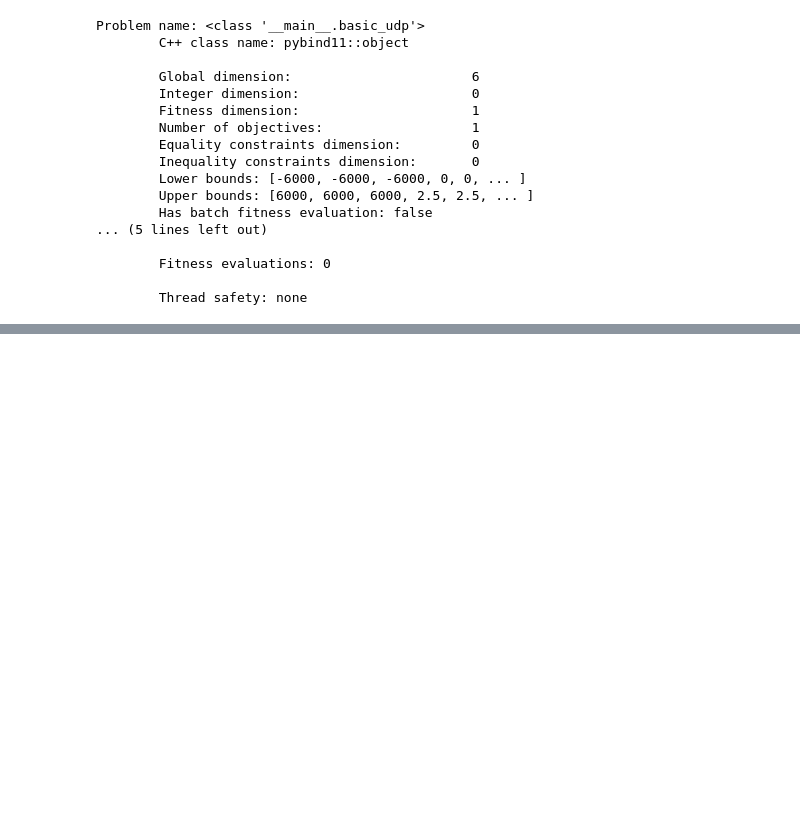
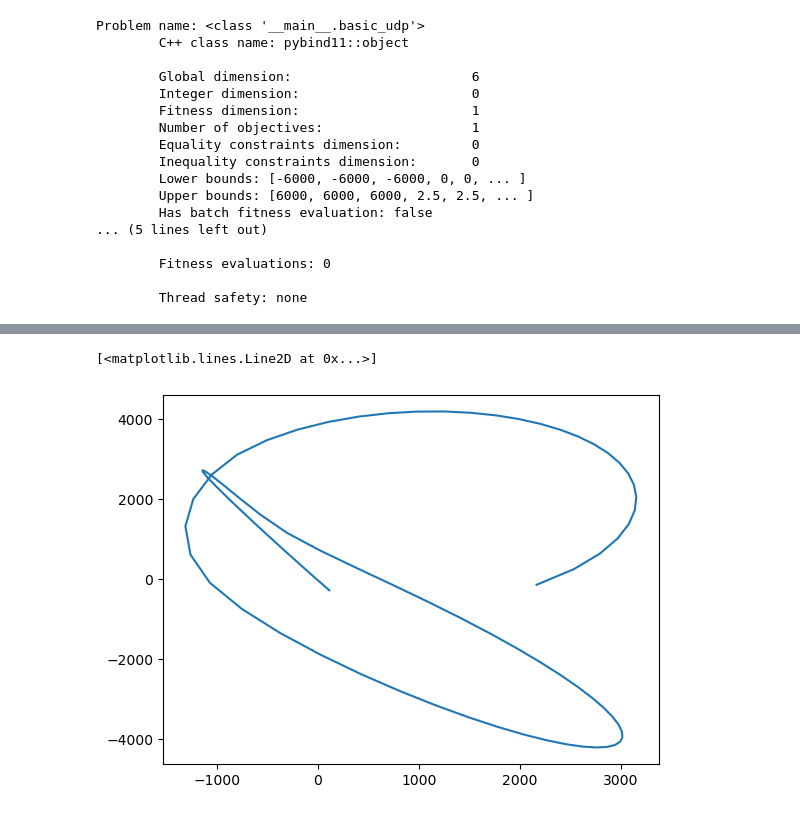
Before and after one commit to rasmusmarak/TOSS, a Jupyter notebook: Introductory Tests/UDP_basic.ipynb, the cells around one changed output, grey strips where cells are left out. Drawn from its saved outputs; the diff is of its cells as text; code cells hidden in the pictures; blank space fills up the shorter version.

```diff
--- a/Introductory Tests/UDP_basic.ipynb
+++ b/Introductory Tests/UDP_basic.ipynb
@@ -34,6 +34,7 @@ class basic_udp:
         # Defining additional parameters
         self.density = 533           # https://sci.esa.int/web/rosetta/-/14615-comet-67p
         self.sq_target_altitude = 5000**2    # In unit: [m]
+        self.target_alt = 5000
         self.t_end = 20*3600.0              # Final time
         self.t_0 = 0                 # Starting time
         self.d_t = 800.0                 # Number of steps along orbit
@@ -70,13 +71,13 @@ class basic_udp:
 
         for i in range(1,len(time_list)):
             # Retrieve information at current position
-            altitude = self.compute_altitude(r)
+            #altitude = self.compute_altitude(r)
             potential, a, tensor = model.evaluate(self.vertices, self.faces, self.density, r)
             a = - np.array(a)
 
             # Computing velocity and position for next time-step
             v_n = v + self.d_t * a
-            r_n = r + self.d_t * v
+            r_n = r + self.d_t * v_n
 
             # Evaluate current position
             # fit_val += abs(self.sq_target_altitude - altitude)
@@ -90,8 +91,12 @@ class basic_udp:
             v_store[:,i] = v
             i += 1
 
-        sq_altitudes = r_store[0,:]**2 + r_store[1,:]**2 + r_store[2,:]**2
-        fit_val = np.mean(np.abs(sq_altitudes - self.sq_target_altitude))
+        #sq_altitudes = r_store[0,:]**2 + r_store[1,:]**2 + r_store[2,:]**2
+        #fit_val = np.mean(np.abs(sq_altitudes - self.sq_target_altitude))
+
+        altitudes = (r_store[0,:]**2 + r_store[1,:]**2 + r_store[2,:]**2)**(1/2)
+        fit_val = np.mean(np.abs(altitudes-self.target_alt))
+
         return fit_val, r_store, v_store
 
 
@@ -119,7 +124,7 @@ class basic_udp:
         trajectory_plot = pv.PolyData(np.transpose(r_store[:,-1]))
         mesh_plot.add_mesh(trajectory_plot, color=[1.0, 1.0, 1.0], style='surface')
 
-        mesh_plot.show(jupyter_backend='panel')
+        mesh_plot.show(jupyter_backend = 'panel')
 # %%
 udp = basic_udp()
 # %%
@@ -199,0 +205,5 @@ plt.plot(r_store[1],r_store[2])
+# %%
+plt.plot(r_store[0],r_store[1])
+# %% [output]
+[<matplotlib.lines.Line2D at 0x...>]
+[figure, added]
```
Also changed, not shown: parts of 5 cells of this notebook.
